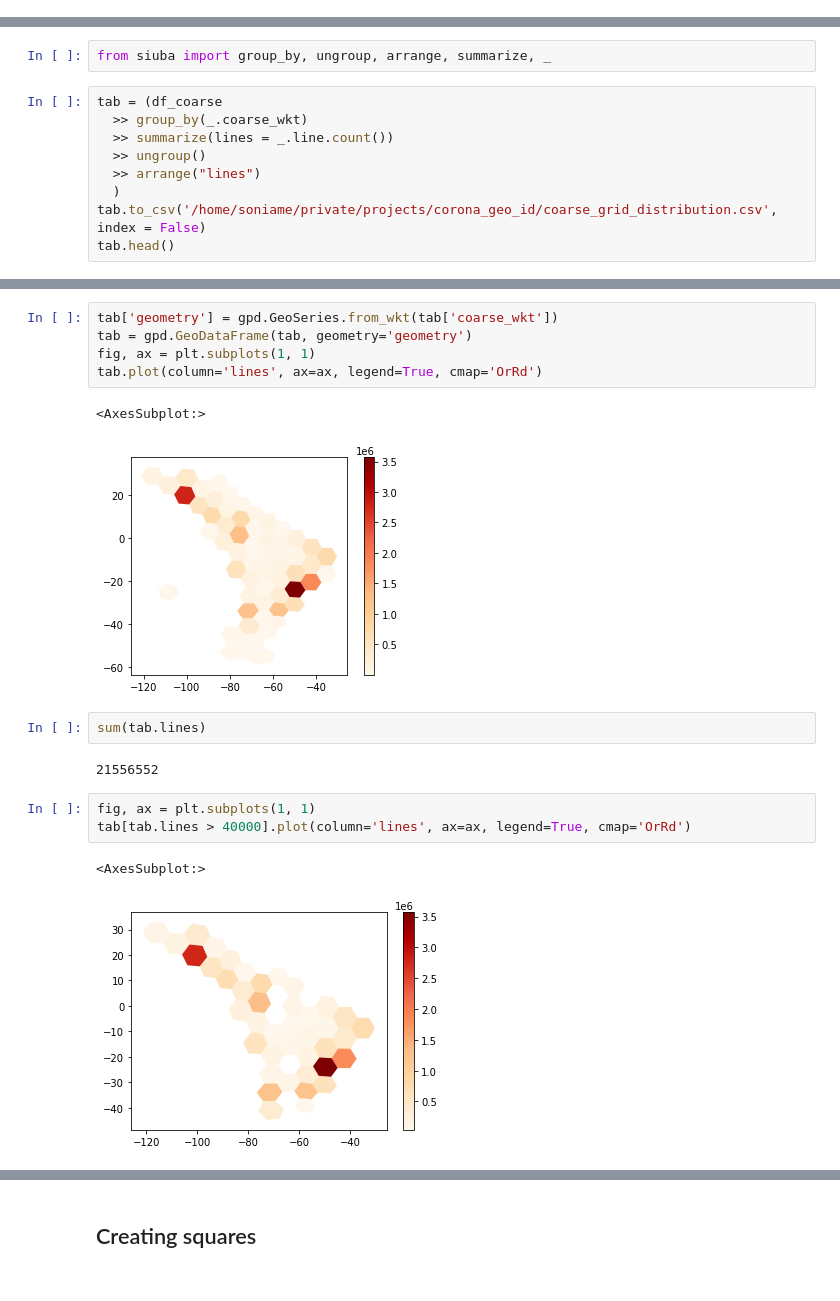
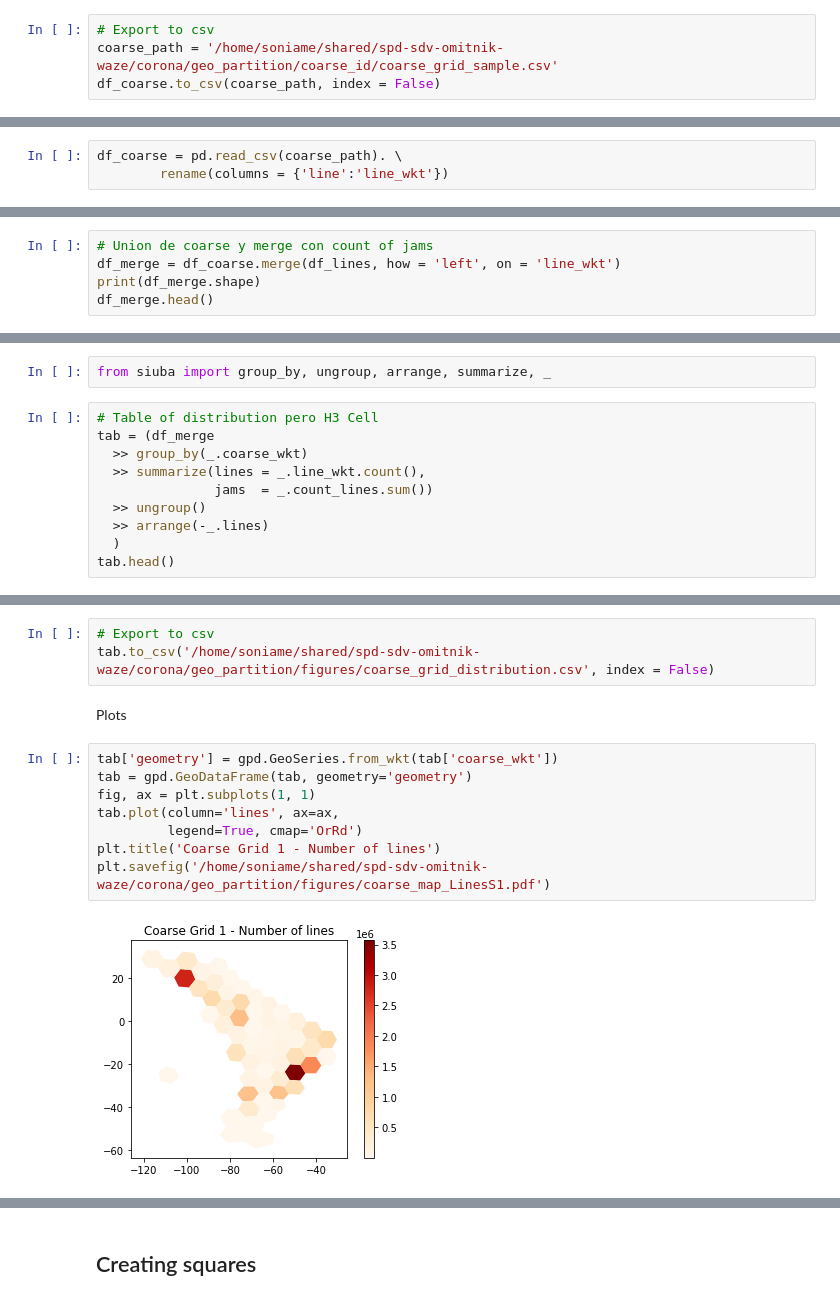
Before and after one commit to EL-BID/IDB-IDB-Invest-Coronavirus-Impact-Dashboard, a Jupyter notebook: notebooks/katana_bounds.ipynb, the cells around one changed output, grey strips where cells are left out. Drawn from its saved outputs; the diff is of its cells as text.

```diff
--- a/notebooks/katana_bounds.ipynb
+++ b/notebooks/katana_bounds.ipynb
@@ -170,0 +235,4 @@ tiles[0].geometry.wkt
+# %%
+# Export to csv
+coarse_path = '/home/soniame/shared/spd-sdv-omitnik-waze/corona/geo_partition/coarse_id/coarse_grid_sample.csv'
+df_coarse.to_csv(coarse_path, index = False)
@@ -224,2 +243,5 @@ for path_file in csv_files:
+# %%
+df_coarse = pd.read_csv(coarse_path). \
+        rename(columns = {'line':'line_wkt'})
 # %%
 print(df_coarse.shape)
@@ -234,0 +259,5 @@ df_coarse.to_csv('/home/soniame/shared/spd-sdv-omitnik-waze/corona/geo_partition
+# %%
+# Union de coarse y merge con count of jams
+df_merge = df_coarse.merge(df_lines, how = 'left', on = 'line_wkt')
+print(df_merge.shape)
+df_merge.head()
@@ -235,12 +272,13 @@ df_coarse.to_csv('/home/soniame/shared/spd-sdv-omitnik-waze/corona/geo_partition
 # %%
 from siuba import group_by, ungroup, arrange, summarize, _
 # %%
-tab = (df_coarse
+# Table of distribution pero H3 Cell
+tab = (df_merge
   >> group_by(_.coarse_wkt)
-  >> summarize(lines = _.line.count())
+  >> summarize(lines = _.line_wkt.count(),
+               jams  = _.count_lines.sum())
   >> ungroup()
-  >> arrange("lines")
+  >> arrange(-_.lines)
   )
-tab.to_csv('/home/soniame/private/projects/corona_geo_id/coarse_grid_distribution.csv', index = False)
 tab.head()
 # %% [output]
@@ -253,18 +291,15 @@ tab.head()
+# %%
+# Export to csv
+tab.to_csv('/home/soniame/shared/spd-sdv-omitnik-waze/corona/geo_partition/figures/coarse_grid_distribution.csv', index = False)
+# %% [markdown]
+Plots
 # %%
 tab['geometry'] = gpd.GeoSeries.from_wkt(tab['coarse_wkt'])
 tab = gpd.GeoDataFrame(tab, geometry='geometry')
 fig, ax = plt.subplots(1, 1)
-tab.plot(column='lines', ax=ax, legend=True, cmap='OrRd')
+tab.plot(column='lines', ax=ax,
+         legend=True, cmap='OrRd')
+plt.title('Coarse Grid 1 - Number of lines')
+plt.savefig('/home/soniame/shared/spd-sdv-omitnik-waze/corona/geo_partition/figures/coarse_map_LinesS1.pdf')
 # %% [output]
-<AxesSubplot:>
-[figure, old version]
+[figure, new version]
-# %%
-sum(tab.lines)
-# %% [output]
-21556552
-# %%
-fig, ax = plt.subplots(1, 1)
-tab[tab.lines > 40000].plot(column='lines', ax=ax, legend=True, cmap='OrRd')
-# %% [output]
-<AxesSubplot:>
-[figure, removed]
```
Also changed, not shown: parts of 39 cells of this notebook, 1 other file.
